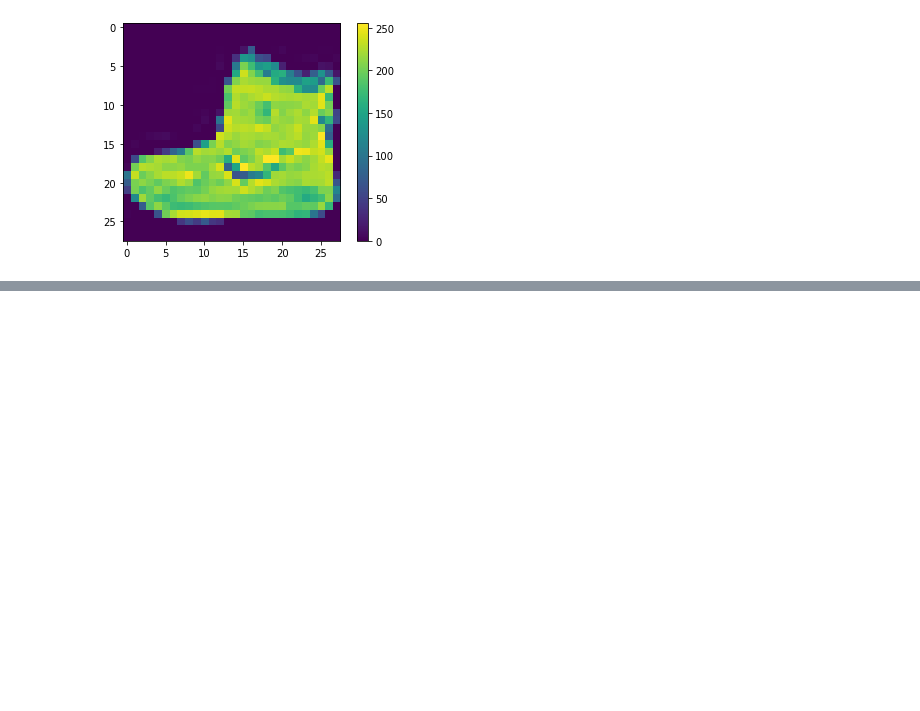
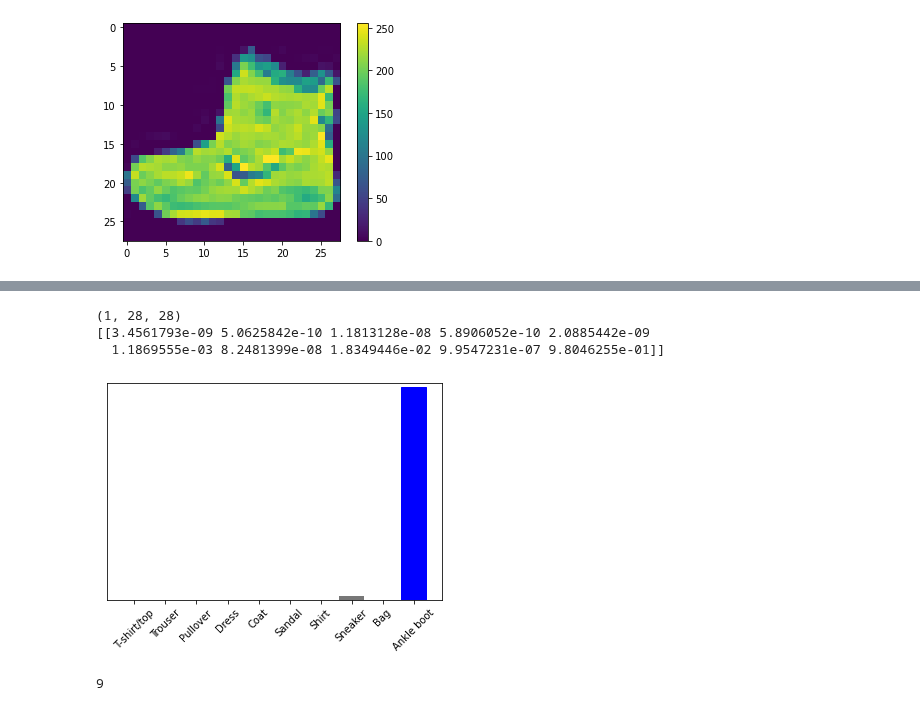
Before and after one commit to web-d-jun/python-ml, a Jupyter notebook: src/tensorflow_1/01.ipynb, the cells around one changed output, grey strips where cells are left out. Drawn from its saved outputs; the diff is of its cells as text; code cells hidden in the pictures; blank space fills up the shorter version.

```diff
--- a/src/tensorflow_1/01.ipynb
+++ b/src/tensorflow_1/01.ipynb
@@ -87,0 +189,20 @@ plt.show()
+# %%
+i = 0
+img = test_img[i]
+img = (np.expand_dims(img, 0))
+print(img.shape)
+
+prediction_single = probability_model.predict(img)
+print(prediction_single)
+plot_value_array(i, prediction_single[0], test_labels)
+_ = plt.xticks(range(10), class_names, rotation=45)
+plt.show()
+# %% [output]
+(1, 28, 28)
+[[3.4561793e-09 5.0625842e-10 1.1813128e-08 5.8906052e-10 2.0885442e-09
+  1.1869555e-03 8.2481399e-08 1.8349446e-02 9.9547231e-07 9.8046255e-01]]
+[figure, added]
+# %%
+np.argmax(prediction_single[0])
+# %% [output]
+9
```
Also changed, not shown: parts of 10 cells of this notebook, 1 other file.
